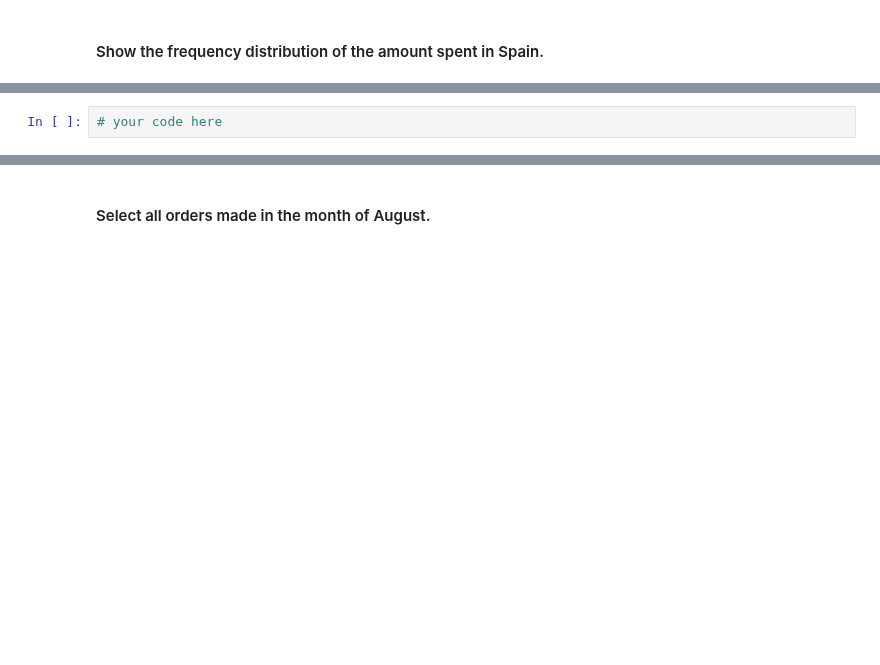
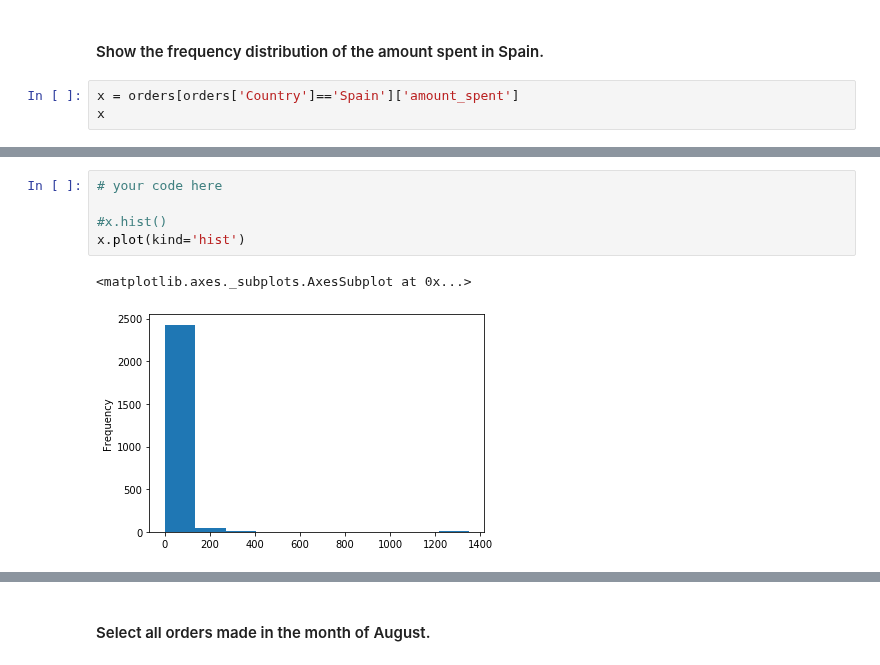
Before and after one commit to rafaelbazzanella/LABs_Ironhack, a Jupyter notebook: Week_6_remote/Day_1/Subsetting-Descriptive-Stats/your-code/main.ipynb, the cells around one changed output, grey strips where cells are left out. Drawn from its saved outputs; the diff is of its cells as text; blank space fills up the shorter version.

```diff
--- a/Week_6_remote/Day_1/Subsetting-Descriptive-Stats/your-code/main.ipynb
+++ b/Week_6_remote/Day_1/Subsetting-Descriptive-Stats/your-code/main.ipynb
@@ -558,3 +560,6 @@ TypeError: Keyword arguments `items`, `like`, or `regex` are mutually exclusive
 # your code here
 # %% [markdown]
 #### Show the frequency distribution of the amount spent in Spain.
+# %%
+x = orders[orders['Country']=='Spain']['amount_spent']
+x
@@ -561,2 +579,8 @@ TypeError: Keyword arguments `items`, `like`, or `regex` are mutually exclusive
 # %%
 # your code here
+
+#x.hist()
+x.plot(kind='hist')
+# %% [output]
+<matplotlib.axes._subplots.AxesSubplot at 0x...>
+[figure, added]
```
Also changed, not shown: parts of 9 cells of this notebook.
